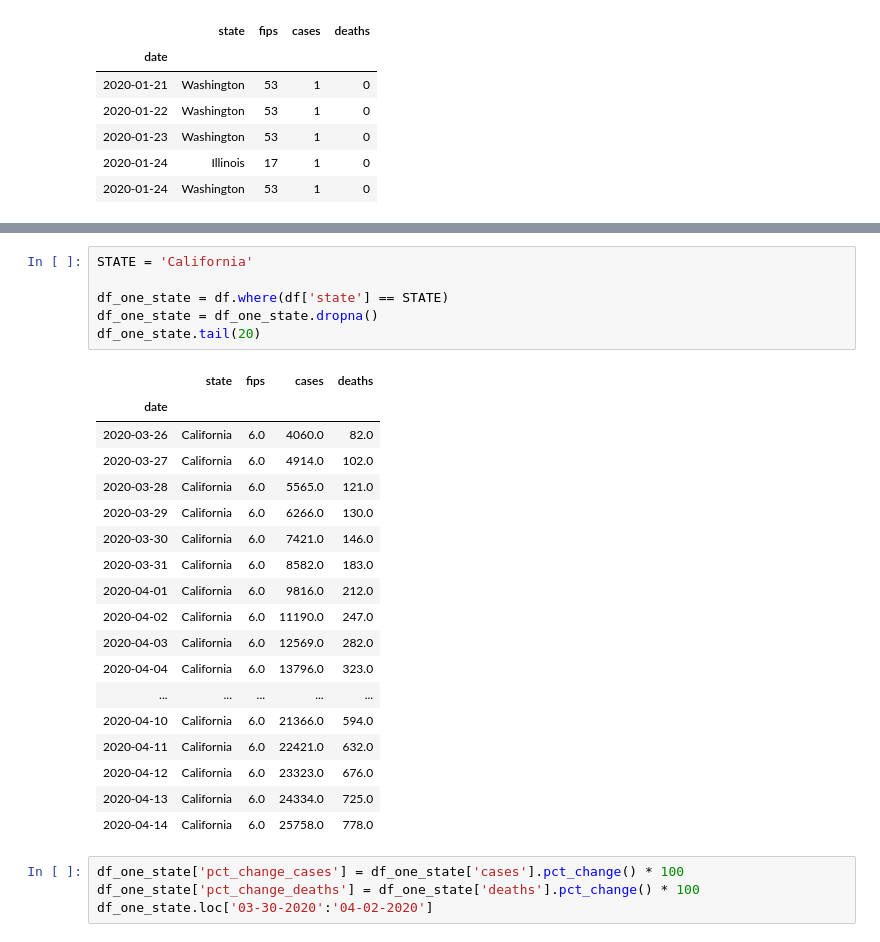
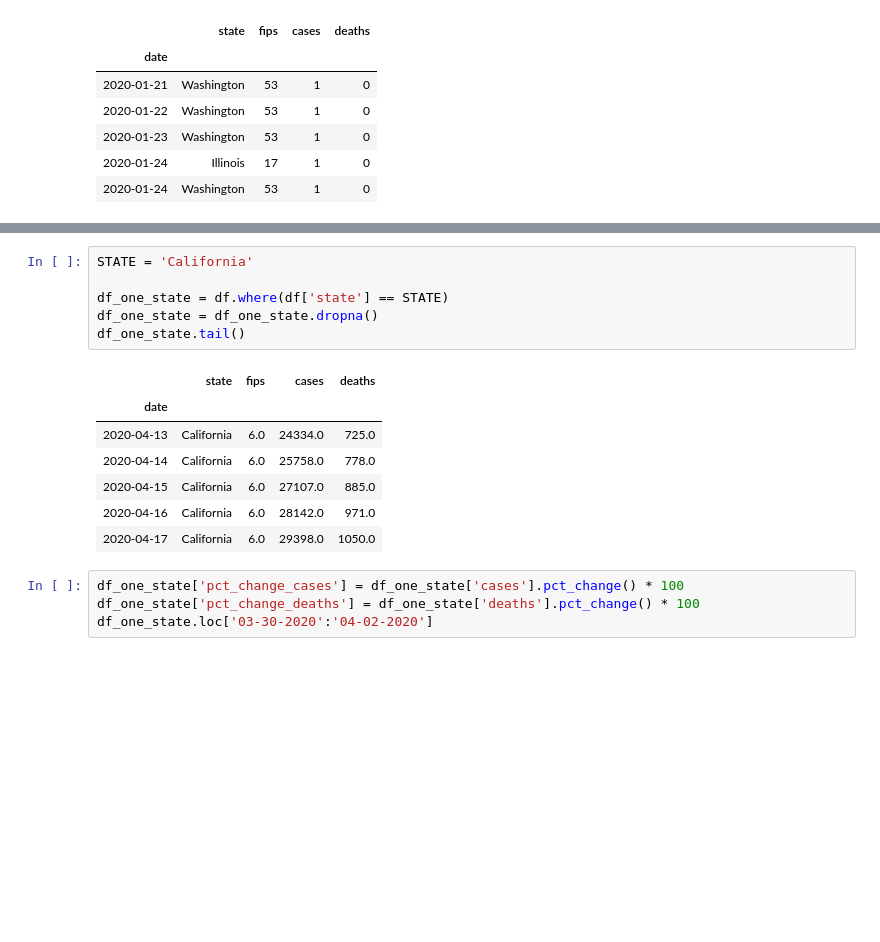
Before and after one commit to ajuljulian/covid-viz, a Jupyter notebook: notebooks/covid19-viz-us-states-1.ipynb, the cells around one changed output, grey strips where cells are left out. Cells and saved outputs as stored; diff of their text form; blank space fills up the shorter version.

```diff
--- a/notebooks/covid19-viz-us-states-1.ipynb
+++ b/notebooks/covid19-viz-us-states-1.ipynb
@@ -47,28 +47,17 @@ memory usage: 93.2+ KB
 # %%
 STATE = 'California'
 
 df_one_state = df.where(df['state'] == STATE)
 df_one_state = df_one_state.dropna()
-df_one_state.tail(20)
+df_one_state.tail()
 # %% [output]
 |  | state | fips | cases | deaths |
 | date |  |  |  |  |
-| 2020-03-26 | California | 6.0 | 4060.0 | 82.0 |
-| 2020-03-27 | California | 6.0 | 4914.0 | 102.0 |
-| 2020-03-28 | California | 6.0 | 5565.0 | 121.0 |
-| 2020-03-29 | California | 6.0 | 6266.0 | 130.0 |
-| 2020-03-30 | California | 6.0 | 7421.0 | 146.0 |
-| 2020-03-31 | California | 6.0 | 8582.0 | 183.0 |
-| 2020-04-01 | California | 6.0 | 9816.0 | 212.0 |
-| 2020-04-02 | California | 6.0 | 11190.0 | 247.0 |
-| 2020-04-03 | California | 6.0 | 12569.0 | 282.0 |
-| 2020-04-04 | California | 6.0 | 13796.0 | 323.0 |
-| ... | ... | ... | ... | ... |
-| 2020-04-10 | California | 6.0 | 21366.0 | 594.0 |
-| 2020-04-11 | California | 6.0 | 22421.0 | 632.0 |
-| 2020-04-12 | California | 6.0 | 23323.0 | 676.0 |
 | 2020-04-13 | California | 6.0 | 24334.0 | 725.0 |
 | 2020-04-14 | California | 6.0 | 25758.0 | 778.0 |
+| 2020-04-15 | California | 6.0 | 27107.0 | 885.0 |
+| 2020-04-16 | California | 6.0 | 28142.0 | 971.0 |
+| 2020-04-17 | California | 6.0 | 29398.0 | 1050.0 |
 # %%
 df_one_state['pct_change_cases'] = df_one_state['cases'].pct_change() * 100
 df_one_state['pct_change_deaths'] = df_one_state['deaths'].pct_change() * 100
```
Also changed, not shown: parts of 6 cells of this notebook, 2 other files.
